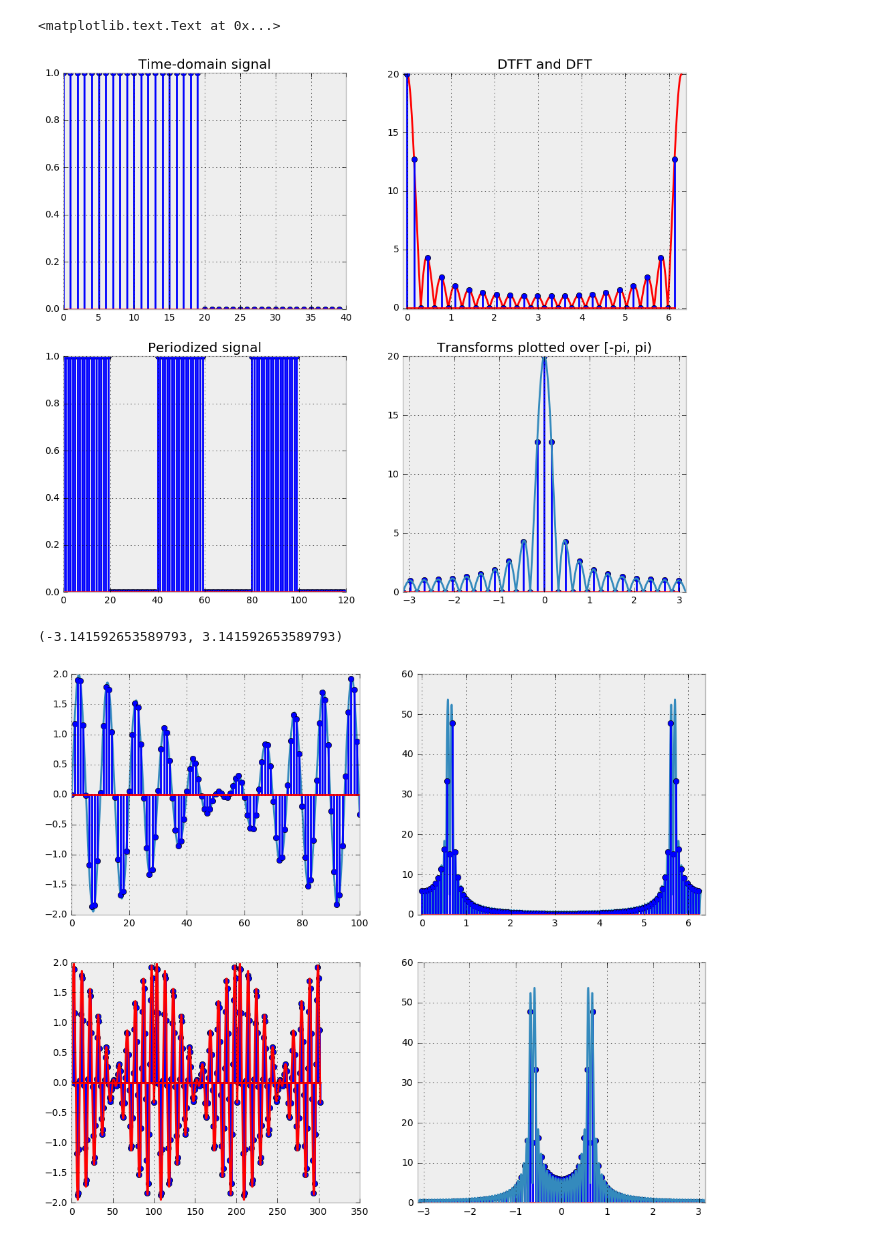
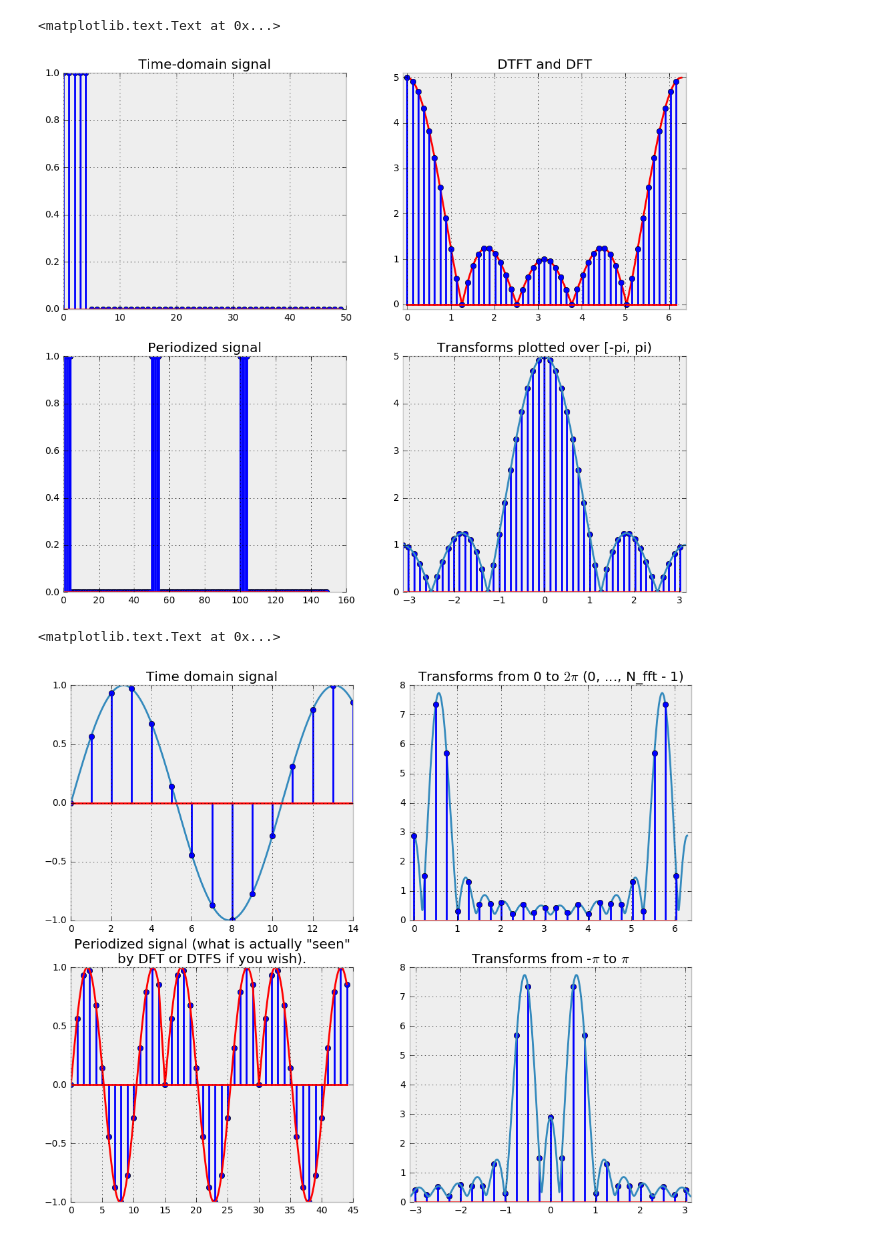
Before and after one commit to doksa/dsp-notebooks, a Jupyter notebook: Week3.ipynb, the cells around one changed output. Saved outputs shown, nothing was run; the diff lists cells and outputs as text; code cells hidden in the pictures.

```diff
--- a/Week3.ipynb
+++ b/Week3.ipynb
@@ -15,15 +15,15 @@ plt.style.use('bmh')
 #---------------------------------------------------------------------------
 
 # number of ones
-M = 20
+M = 5
 
-# total length of the signals (for DFT)
-N = 40
+# total length of the signal (for DFT)
+N = 50
 
 # time-domain index
 n_idx = np.arange(N)
 
-# frequency vector for DTFT
+# frequency vector for the DTFT
 omega = np.linspace(0, 2*np.pi, 1e4)
 
 # the rect wave
@@ -32,12 +32,14 @@ x = np.vstack((np.ones((M, 1)), np.zeros((N - M, 1))))
 # simulate DTFT by doing DFT with a large number of samples
 X_dtft = np.fft.fft(x, n=len(omega), axis=0)
 
-# take the DTFT
+# compute the DFT
 X_dft = np.fft.fft(x, n=N, axis=0)
 
-# do some plotting
+
+# PLOTTING
+#---------------------------------------------------------------------------
+
 fig = plt.figure(figsize=(12, 10))
-
 
 # original signal
 #---------------------------------------------------------------------------
@@ -45,7 +47,6 @@ fig = plt.figure(figsize=(12, 10))
 ax = fig.add_subplot(221)
 plt.stem(x)
 plt.title('Time-domain signal')
-
 
 # transforms
 #---------------------------------------------------------------------------
@@ -85,50 +86,79 @@ _ = plt.xlim(-np.pi, np.pi)
 plt.title('Transforms plotted over [-pi, pi)')
 # %% [output]
 <matplotlib.text.Text at 0x...>
-[figure, old version]
+[figure, new version]
 # %%
-# DTFT and DFT of square waves with varying number of samples
+# DTFT and DFT of windowed sinusoids
 #---------------------------------------------------------------------------
 
+# frequency
 omega0 = 0.6
-N = 101
-N_fft = 101
+
+# length of the window (number of sinusoid samples)
+N = 15
+
+# total length of the signal fed into DFT; zero-padding is by N_fft - N
+N_fft = 25
+
+# discrete time index
 n_idx = np.arange(N)
+
+# DFT frequency index
 k_idx = np.arange(N_fft)
+
+# just for plotting, so that we can which sinusoid we're sampling
 t = np.linspace(0, N-1, 1e4)
 
-# x = np.sin(omega0*n_idx)
-# x_c = np.sin(omega0*t)
+# discrete signal
+x = np.sin(omega0*n_idx)
 
-x = np.sin(omega0*n_idx) + np.sin(omega0*1.1*n_idx)
-x_c = np.sin(omega0*t) + np.sin(omega0*1.1*t)
+# continuous signal we're sampling
+x_c = np.sin(omega0*t)
+
+
+# Uncomment to study the effect of window length and zero-padding
+# on the ability to resolve two sinusoids with similar frequencies
+# ------------------------------------------------------------------
+# x = np.sin(omega0*n_idx) + np.sin(omega0*1.1*n_idx)
+# x_c = np.sin(omega0*t) + np.sin(omega0*1.1*t)
+# ------------------------------------------------------------------
 
 
 # simulate DTFT by a huge number of samples
 omega = np.linspace(0, 2*np.pi, 1e4)
 
 X_dtft = np.fft.fft(x, n=len(omega), axis=0)
 X_dft = np.fft.fft(x, n=N_fft, axis=0)
 
 fig = plt.figure(figsize=(12, 10))
 
 ax = fig.add_subplot(221)
 plt.plot(t, x_c)
 plt.stem(n_idx, x)
+plt.title('Time domain signal')
 
 ax = fig.add_subplot(222)
 plt.plot(omega, np.abs(X_dtft))
 plt.stem(2*np.pi/N_fft * k_idx, np.abs(X_dft))
+plt.title('Transforms from 0 to $2\pi$ (0, ..., N_fft - 1)')
 
 plt.xlim(-0.1, 2*np.pi + 0.1)
 ax = fig.add_subplot(223)
 plt.stem(np.hstack((n_idx, n_idx+N, n_idx+2*N)), np.hstack((x, x, x)))
 plt.plot(np.hstack((t, t+N, t+2*N)), np.hstack((x_c, x_c, x_c)), 'r')
+plt.title('Periodized signal (what is actually "seen"\nby DFT or DTFS if you wish).')
 
 ax = fig.add_subplot(224)
-plt.stem(2*np.pi/N_fft * (k_idx - (N_fft-1)/2), np.fft.fftshift(np.abs(X_dft)))
+
+if N % 2 == 0:
+    shift = N_fft / 2
+else:
+    shift = (N_fft - 1) / 2
+
+plt.stem(2*np.pi/N_fft * (k_idx - shift), np.fft.fftshift(np.abs(X_dft)))
 plt.plot(omega - np.pi, np.fft.fftshift(np.abs(X_dtft)))
-plt.xlim(-np.pi, np.pi)
+_ = plt.xlim(-np.pi, np.pi)
+plt.title('Transforms from -$\pi$ to $\pi$')
 # %% [output]
-(-3.141592653589793, 3.141592653589793)
+<matplotlib.text.Text at 0x...>
-[figure, old version]
+[figure, new version]
```
Also changed, not shown: parts of 4 cells of this notebook, 1 other file.
